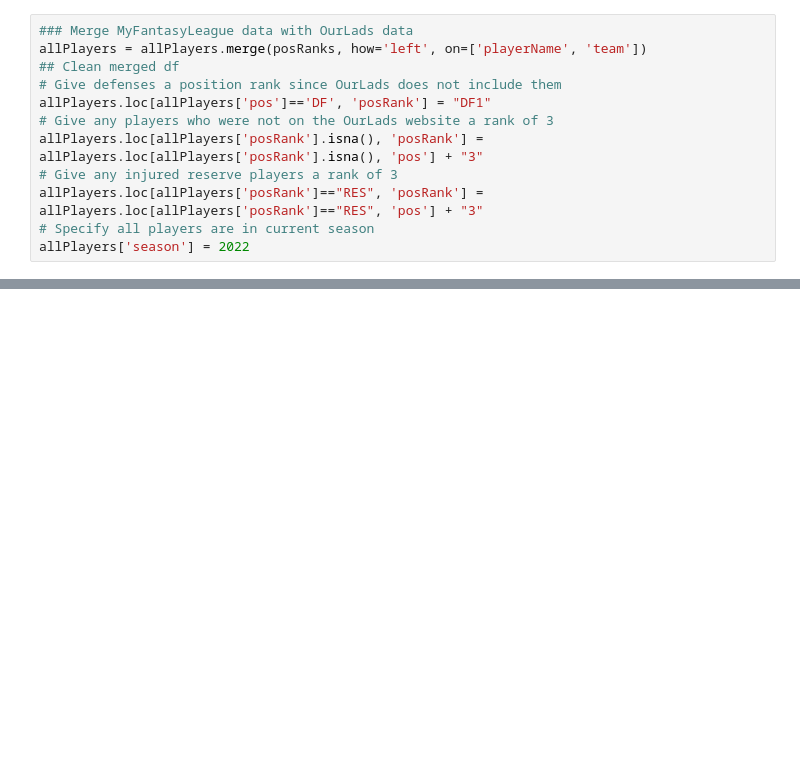
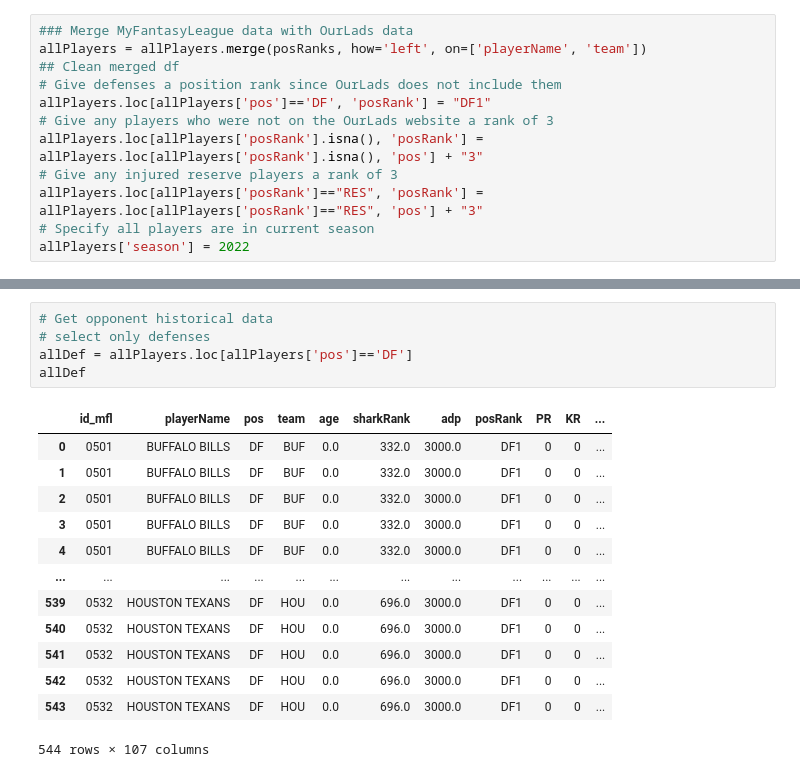
Before and after one commit to travisdharry/FantasyFootballApp, a Jupyter notebook: notebooks/scheduler.ipynb, the cells around one changed output, grey strips where cells are left out. Saved outputs shown, nothing was run; the diff lists cells and outputs as text; blank space fills up the shorter version.

```diff
--- a/notebooks/scheduler.ipynb
+++ b/notebooks/scheduler.ipynb
@@ -109,0 +161,19 @@ allPlayers
+# %%
+# Get opponent historical data
+# select only defenses
+allDef = allPlayers.loc[allPlayers['pos']=='DF']
+allDef
+# %% [output]
+|  | id_mfl | playerName | pos | team | age | sharkRank | adp | posRank | PR | KR | ... |
+| 0 | 0501 | BUFFALO BILLS | DF | BUF | 0.0 | 332.0 | 3000.0 | DF1 | 0 | 0 | ... |
+| 1 | 0501 | BUFFALO BILLS | DF | BUF | 0.0 | 332.0 | 3000.0 | DF1 | 0 | 0 | ... |
+| 2 | 0501 | BUFFALO BILLS | DF | BUF | 0.0 | 332.0 | 3000.0 | DF1 | 0 | 0 | ... |
+| 3 | 0501 | BUFFALO BILLS | DF | BUF | 0.0 | 332.0 | 3000.0 | DF1 | 0 | 0 | ... |
+| 4 | 0501 | BUFFALO BILLS | DF | BUF | 0.0 | 332.0 | 3000.0 | DF1 | 0 | 0 | ... |
+| ... | ... | ... | ... | ... | ... | ... | ... | ... | ... | ... | ... |
+| 539 | 0532 | HOUSTON TEXANS | DF | HOU | 0.0 | 696.0 | 3000.0 | DF1 | 0 | 0 | ... |
+| 540 | 0532 | HOUSTON TEXANS | DF | HOU | 0.0 | 696.0 | 3000.0 | DF1 | 0 | 0 | ... |
+| 541 | 0532 | HOUSTON TEXANS | DF | HOU | 0.0 | 696.0 | 3000.0 | DF1 | 0 | 0 | ... |
+| 542 | 0532 | HOUSTON TEXANS | DF | HOU | 0.0 | 696.0 | 3000.0 | DF1 | 0 | 0 | ... |
+| 543 | 0532 | HOUSTON TEXANS | DF | HOU | 0.0 | 696.0 | 3000.0 | DF1 | 0 | 0 | ... |
+544 rows × 107 columns
```
Also changed, not shown: parts of 13 cells of this notebook, 1 other file.
